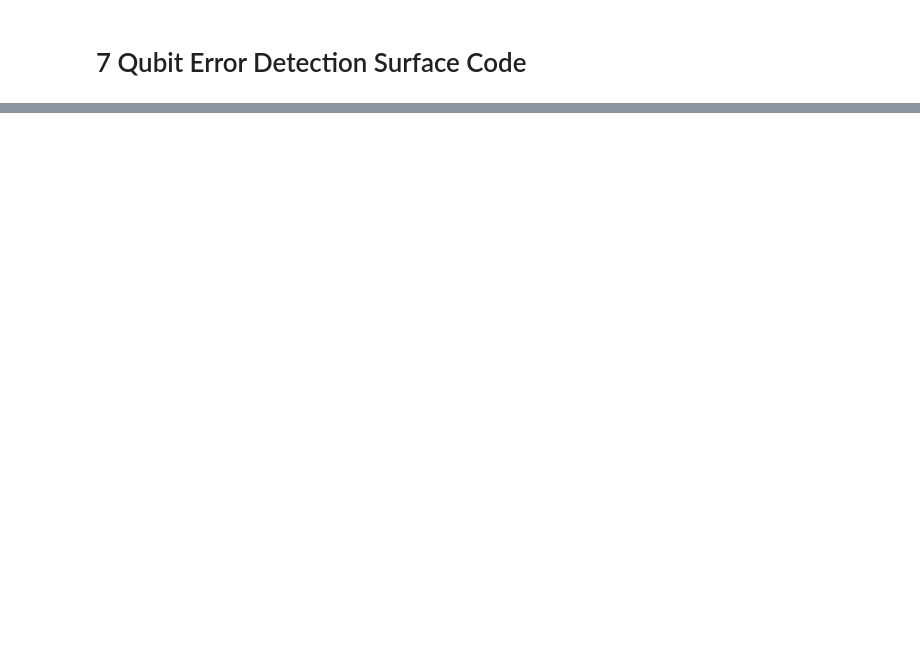
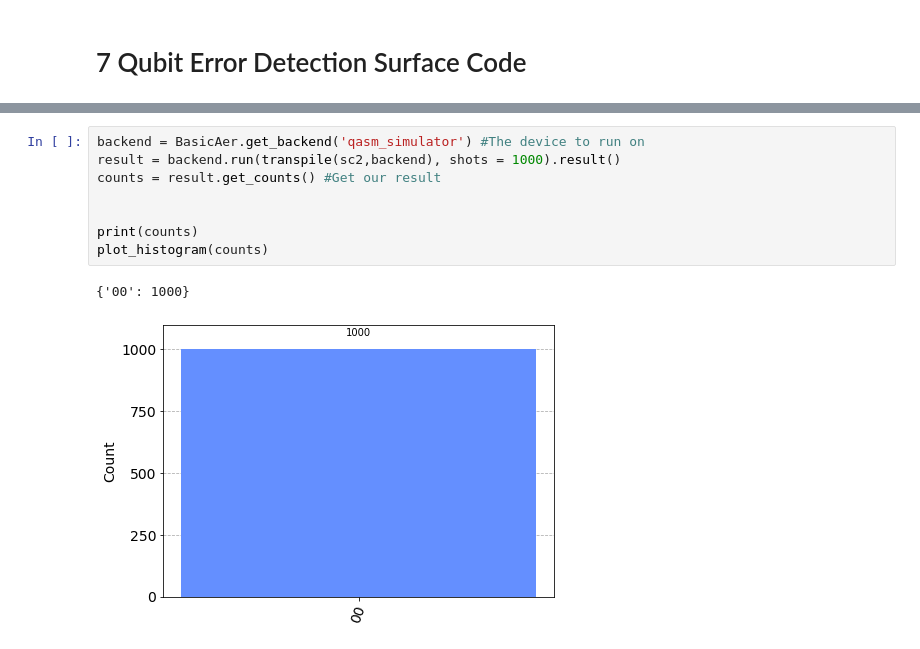
Before and after one commit to daschaich/QEC-Notebooks, a Jupyter notebook: 7 Qubit Error Detection Surface Code.ipynb, the cells around one changed output, grey strips where cells are left out. Drawn from its saved outputs; the diff is of its cells as text; blank space fills up the shorter version.

```diff
--- a/7 Qubit Error Detection Surface Code.ipynb
+++ b/7 Qubit Error Detection Surface Code.ipynb
@@ -2,0 +103,11 @@
+# %%
+backend = BasicAer.get_backend('qasm_simulator') #The device to run on
+result = backend.run(transpile(sc2,backend), shots = 1000).result()
+counts = result.get_counts() #Get our result
+
+
+print(counts)
+plot_histogram(counts)
+# %% [output]
+{'00': 1000}
+[figure, added]
```
Also changed, not shown: parts of 15 cells of this notebook.
